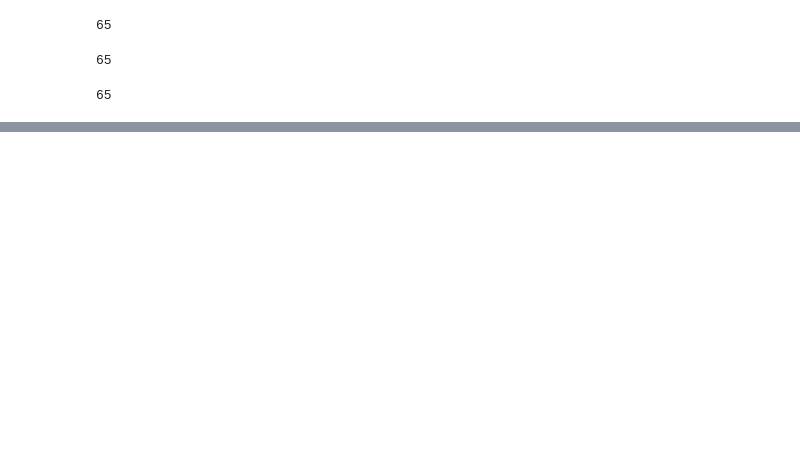
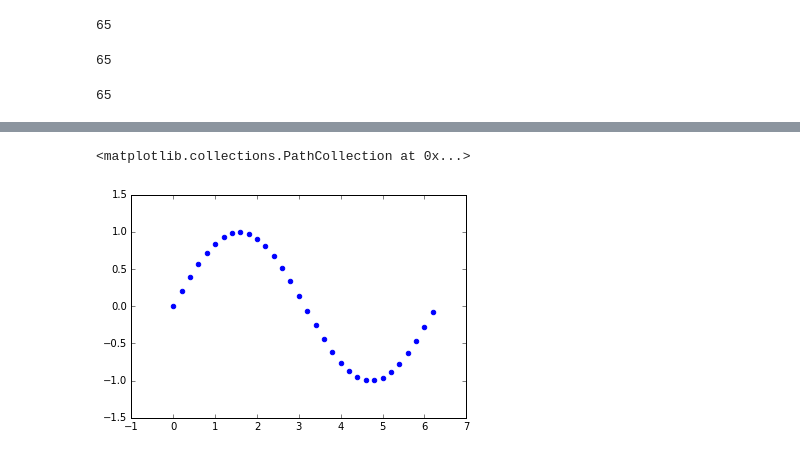
Before and after one commit to chrismullins/Presentations, a Jupyter notebook: Numpy_Matplotlib_Intro/numpy_mpl_tutorial.ipynb, the cells around one changed output, grey strips where cells are left out. Drawn from its saved outputs; the diff is of its cells as text; code cells hidden in the pictures; blank space fills up the shorter version.

```diff
--- a/Numpy_Matplotlib_Intro/numpy_mpl_tutorial.ipynb
+++ b/Numpy_Matplotlib_Intro/numpy_mpl_tutorial.ipynb
@@ -261,0 +188,7 @@ plt.pcolormesh(xx, yy, zz, shading='gouraud')
+# %%
+x = np.arange(0, 2*np.pi, 0.2)
+y = np.sin(x)
+plt.scatter(x, y, s=20, color='blue')
+# %% [output]
+<matplotlib.collections.PathCollection at 0x...>
+[figure, added]
```
Also changed, not shown: parts of 89 cells of this notebook, 8 other files.
